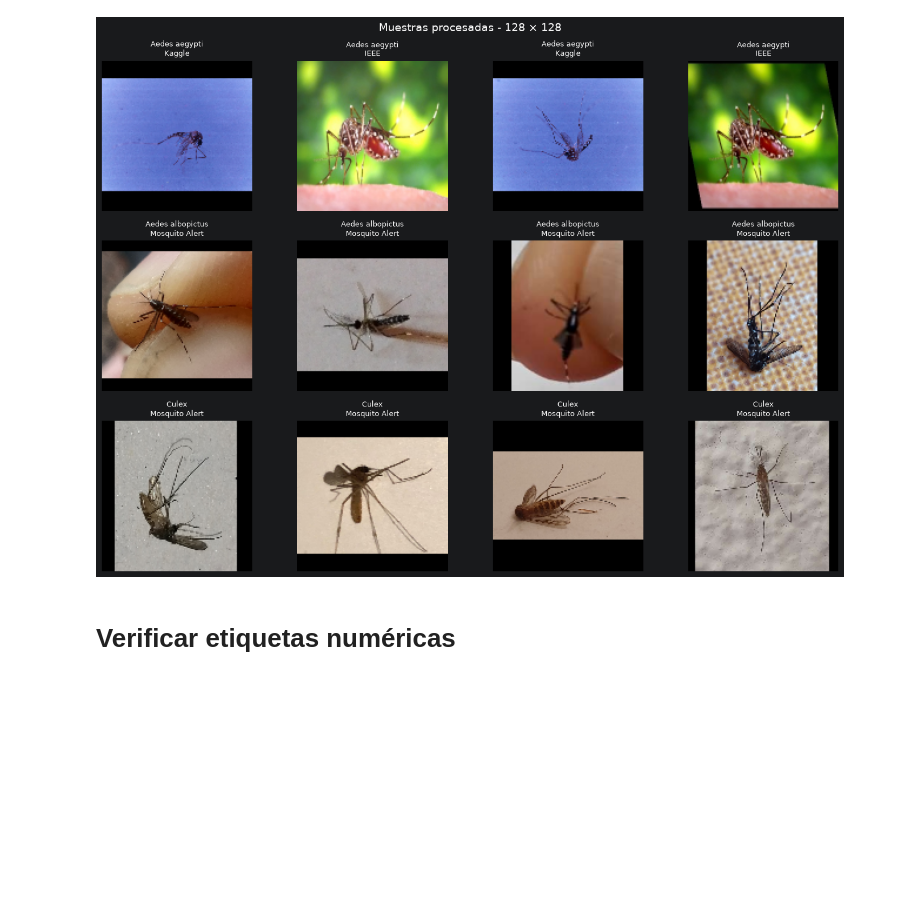
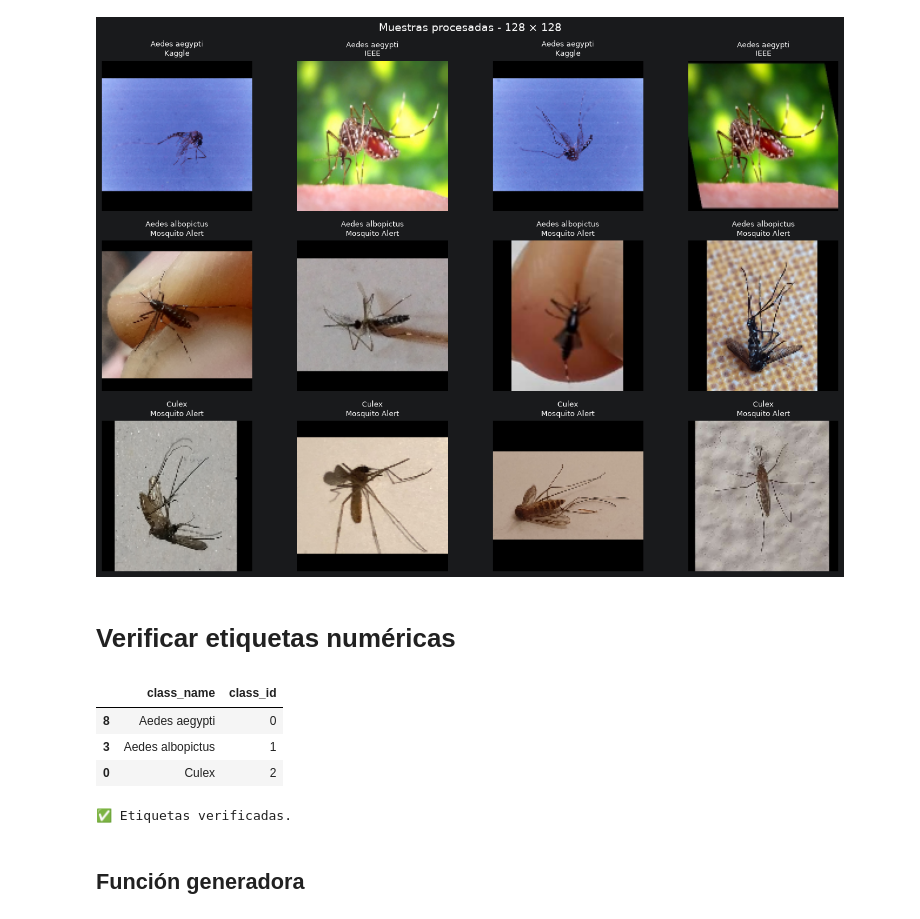
Before and after one commit to andreyac1397/VectorIA, a Jupyter notebook: notebooks/CNN_MosquitosModelo.ipynb, the cells around one changed output. Cells and saved outputs as stored; diff of their text form; code cells hidden in the pictures; blank space fills up the shorter version.

```diff
--- a/notebooks/CNN_MosquitosModelo.ipynb
+++ b/notebooks/CNN_MosquitosModelo.ipynb
@@ -4876,3 +4876,48 @@ plt.show()
 [figure]
 # %% [markdown]
 # Verificar etiquetas numéricas
+# %%
+CLASES = [
+    "Aedes aegypti",
+    "Aedes albopictus",
+    "Culex"
+]
+
+CLASS_TO_ID = {
+    "Aedes aegypti": 0,
+    "Aedes albopictus": 1,
+    "Culex": 2
+}
+
+for datos in [
+    df_train,
+    df_val,
+    df_test
+]:
+    datos["class_id"] = (
+        datos["class_name"]
+        .map(CLASS_TO_ID)
+        .astype("int32")
+    )
+
+assert df_train["class_id"].notna().all()
+assert df_val["class_id"].notna().all()
+assert df_test["class_id"].notna().all()
+
+display(
+    df_train[
+        ["class_name", "class_id"]
+    ]
+    .drop_duplicates()
+    .sort_values("class_id")
+)
+
+print("✅ Etiquetas verificadas.")
+# %% [output]
+|  | class_name | class_id |
+| 8 | Aedes aegypti | 0 |
+| 3 | Aedes albopictus | 1 |
+| 0 | Culex | 2 |
+✅ Etiquetas verificadas.
+# %% [markdown]
+## Función generadora
```
Also changed, not shown: parts of 21 cells of this notebook.
